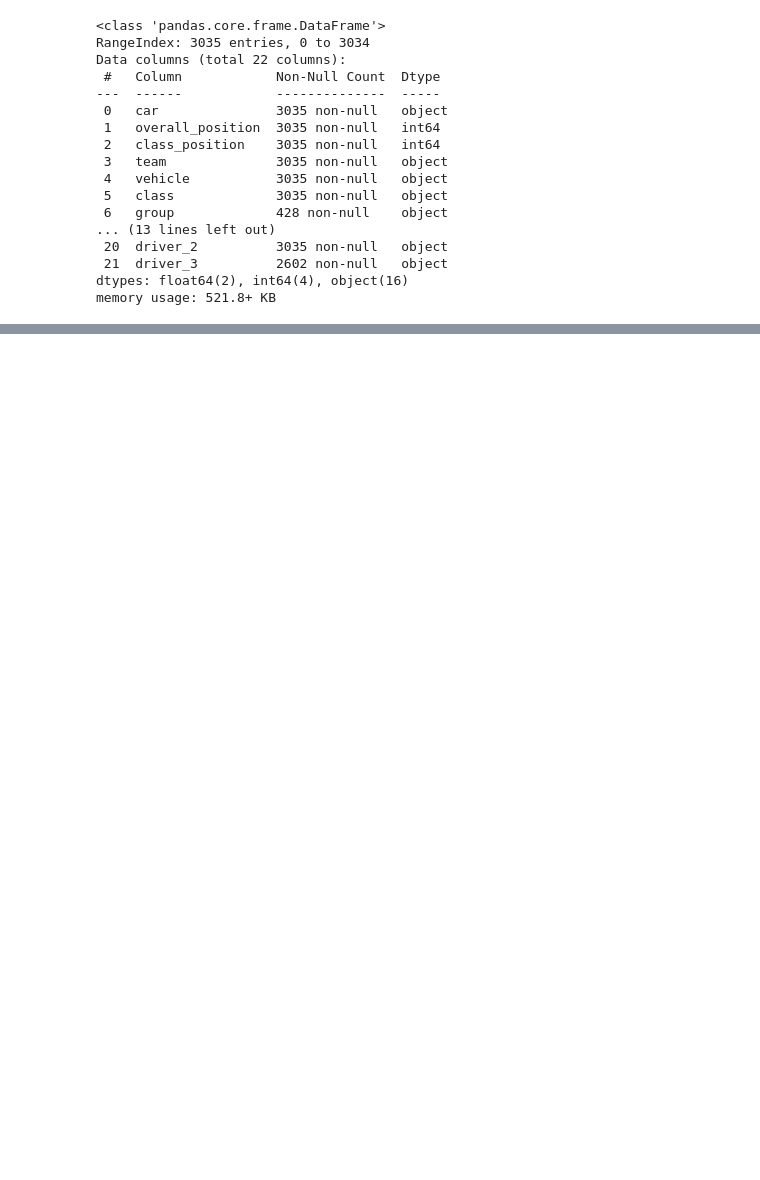
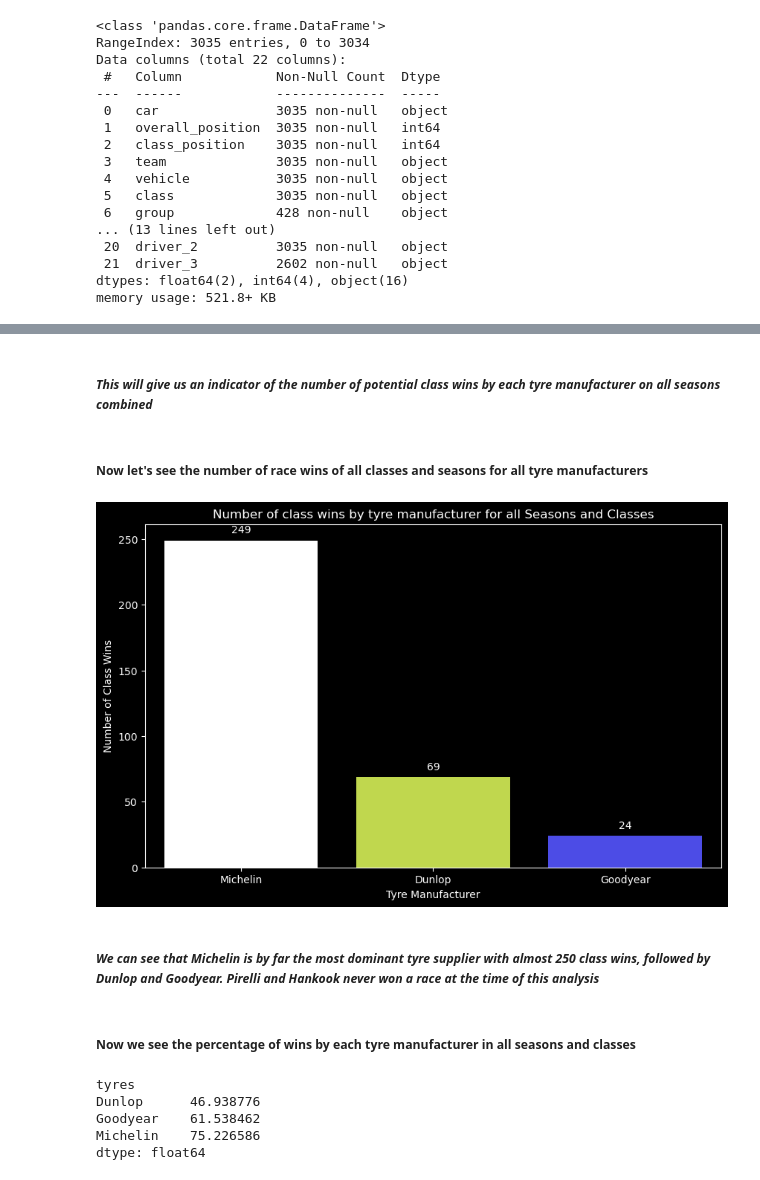
Before and after one commit to FelipeLRoll/wec-analysis, a Jupyter notebook: Notebooks/wec_analysis.ipynb, the cells around one changed output, grey strips where cells are left out. Cells and saved outputs as stored; diff of their text form; code cells hidden in the pictures; blank space fills up the shorter version.

```diff
--- a/Notebooks/wec_analysis.ipynb
+++ b/Notebooks/wec_analysis.ipynb
@@ -272,0 +298,28 @@ wec_analysis.to_csv('C:\Data Science\\Projetos\\wec-analysis\\Notebooks\\wec_dat
+# %% [markdown]
+##### *This will give us an indicator of the number of potential class wins by each tyre manufacturer on all seasons combined*
+# %% [markdown]
+##### **Now let's see the number of race wins of all classes and seasons for all tyre manufacturers**
+# %%
+#class wins for all classes in all seasons for all tyre manufacturers
+wec_analysis_all_seasons_classes = wec_analysis[wec_analysis['class_position'] == 1]
+
+if not wec_analysis_all_seasons_classes.empty:
+    plt.figure(figsize=(10, 6))
+
+    ax = sns.countplot(x='tyres', data=wec_analysis_all_seasons_classes, palette=['white','#CFEE37', '#3333FF'])
+    for p in ax.patches:
+        ax.annotate(format(p.get_height(), '.0f'), (p.get_x() + p.get_width() / 2., p.get_height()), ha='center', va='center', xytext=(0, 10), textcoords='offset points')
+
+    plt.xlabel('Tyre Manufacturer')
+    plt.ylabel('Number of Class Wins')
+    plt.title('Number of class wins by tyre manufacturer for all Seasons and Classes')
+
+    plt.show()
+else:
+    print("No data points available for Class Position = 1 across all seasons and classes.")
+# %% [output]
+[figure, added]
+# %% [markdown]
+##### *We can see that Michelin is by far the most dominant tyre supplier with almost 250 class wins, followed by Dunlop and Goodyear. Pirelli and Hankook never won a race at the time of this analysis*
+# %% [markdown]
+##### **Now we see the percentage of wins by each tyre manufacturer in all seasons and classes**
@@ -272,0 +328,10 @@ wec_analysis.to_csv('C:\Data Science\\Projetos\\wec-analysis\\Notebooks\\wec_dat
+# %%
+percentage_of_wins = class_position_1_by_manufacturer/manufacturer_class_sum * 100
+percentage_of_wins = percentage_of_wins.dropna()
+percentage_of_wins
+# %% [output]
+tyres
+Dunlop      46.938776
+Goodyear    61.538462
+Michelin    75.226586
+dtype: float64
```
Also changed, not shown: parts of 61 cells of this notebook, 3 other files.
